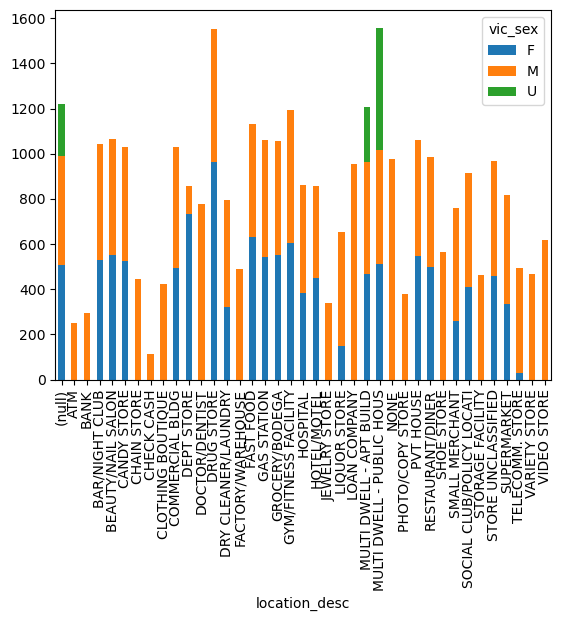
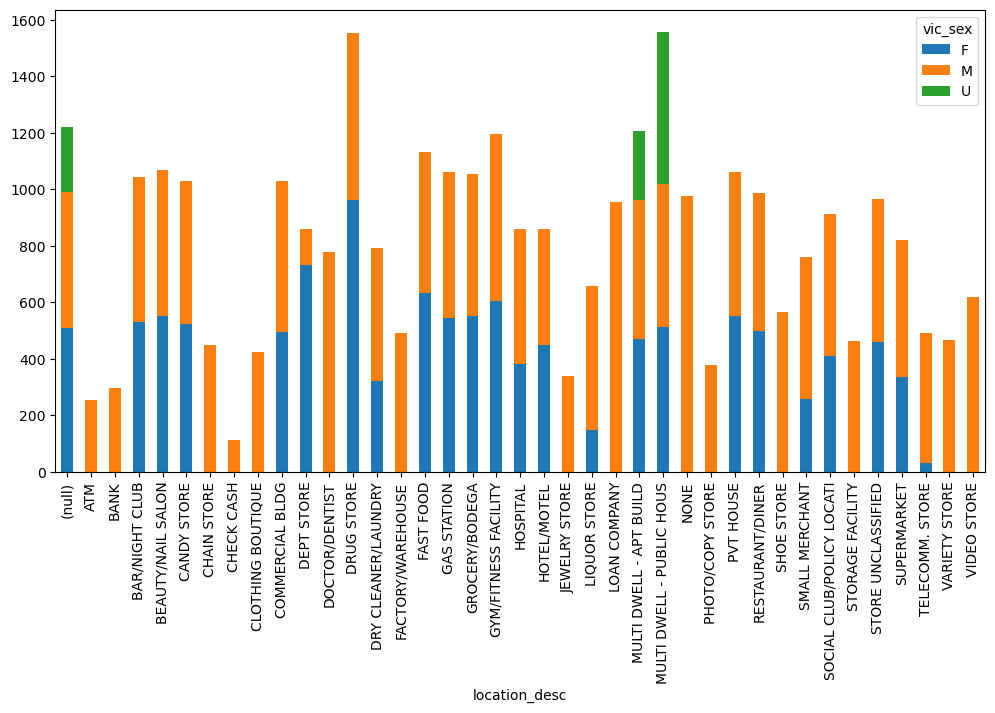
Unified diff of the notebook cell whose output changed from the first chart to the second:
--- before
+++ after
@@ -3,3 +3,6 @@
 print(pivot_vic_sex_by_location)
 
-pivot_vic_sex_by_location.plot.bar(stacked=True)
+pivot_vic_sex_by_location.plot.bar(
+    stacked=True,
+    figsize=(12,6)
+    )

Commit: futher analysis